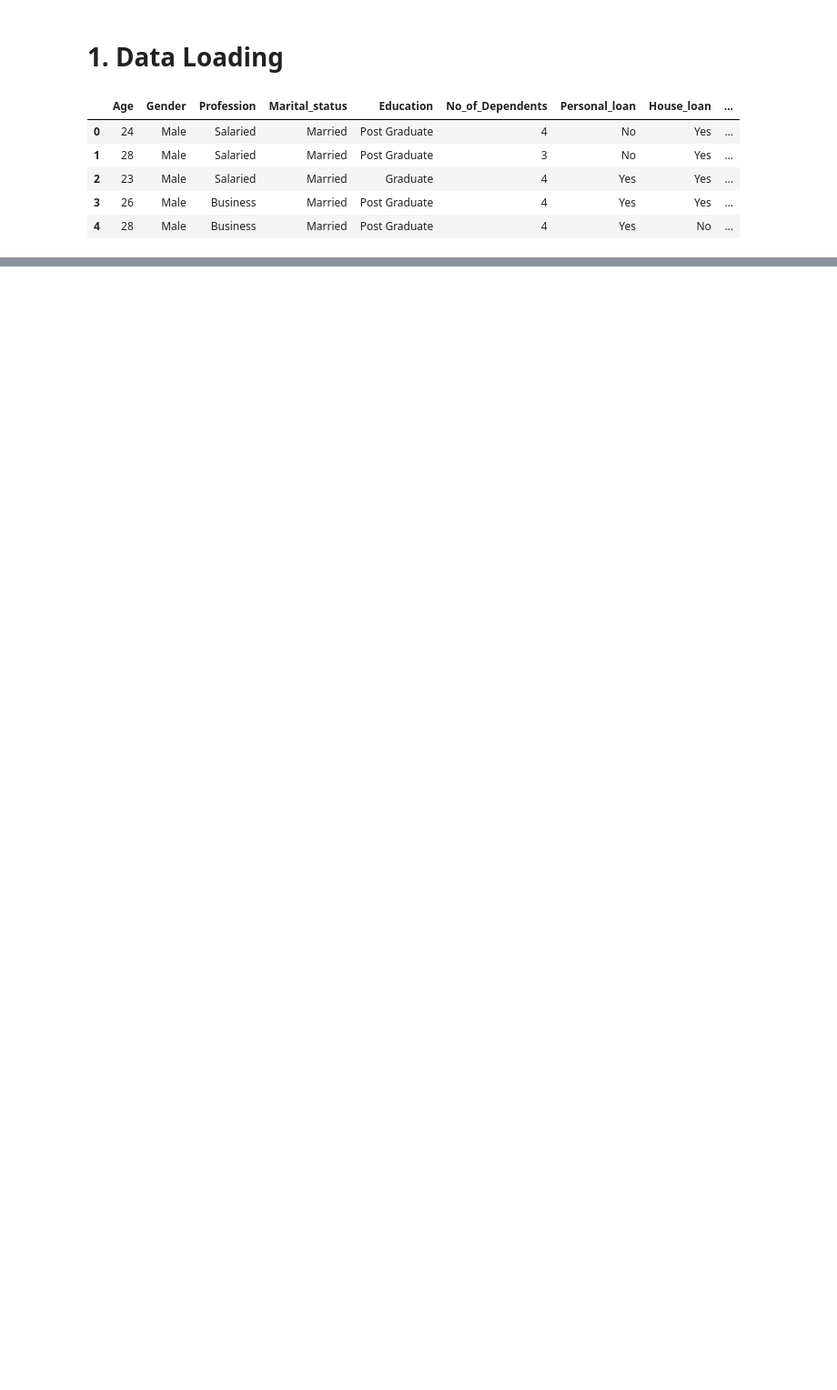
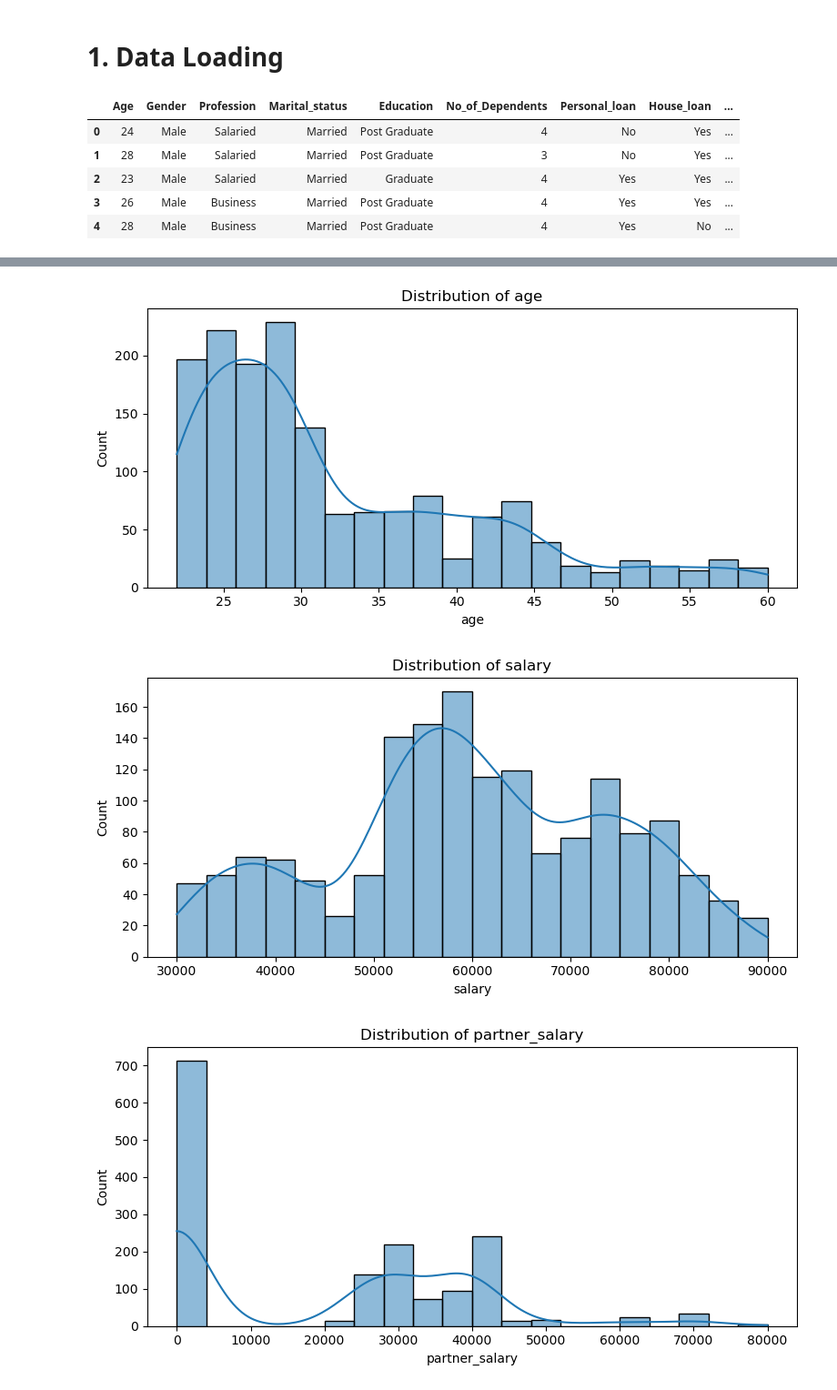
Before and after one commit to emmanuelakinadubi-source/ds_may_wk1_assignment, a Jupyter notebook: src/notebook/EDA_Austo_Automobile.ipynb, the cells around one changed output, grey strips where cells are left out. Shown at 91% size. Saved outputs shown, nothing was run; the diff lists cells and outputs as text; code cells hidden in the pictures; blank space fills up the shorter version.

```diff
--- a/src/notebook/EDA_Austo_Automobile.ipynb
+++ b/src/notebook/EDA_Austo_Automobile.ipynb
@@ -73,0 +157,11 @@ df.head()
+# %%
+# Apply cleaning pipeline
+cleaned_df = DataCleaner.clean(df)
+
+# Validate salary consistency
+mismatch = DataCheck.salary_consistency(cleaned_df)
+
+print("Rows after cleaning:", cleaned_df.shape[0])
+print("Salary mismatches:", len(mismatch))
+
+cleaned_df.head()
@@ -73,0 +196,16 @@ df.head()
+# %%
+numerical_columns = [
+    "age",
+    "salary",
+    "partner_salary",
+    "total_salary",
+    "price",
+    "no_of_dependents",
+]
+
+for col in numerical_columns:
+    Visualizer.plot_histogram(cleaned_df, col)
+# %% [output]
+[figure, added]
+[figure, added]
+[figure, added]
```
Also changed, not shown: parts of 22 cells of this notebook, 5 other files.
